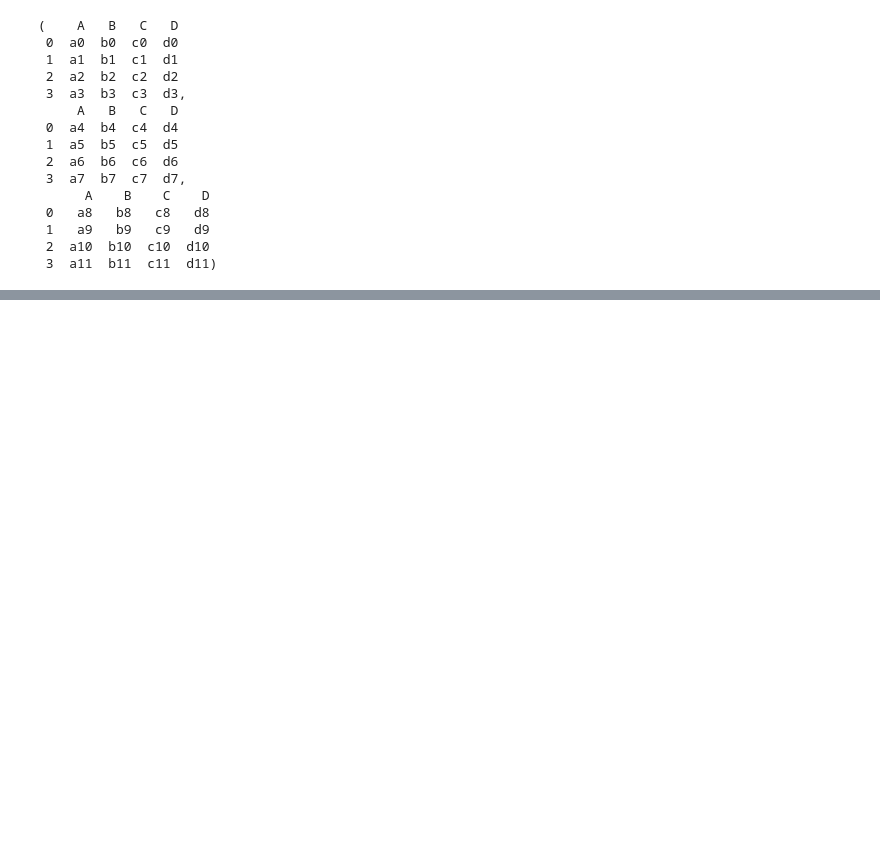
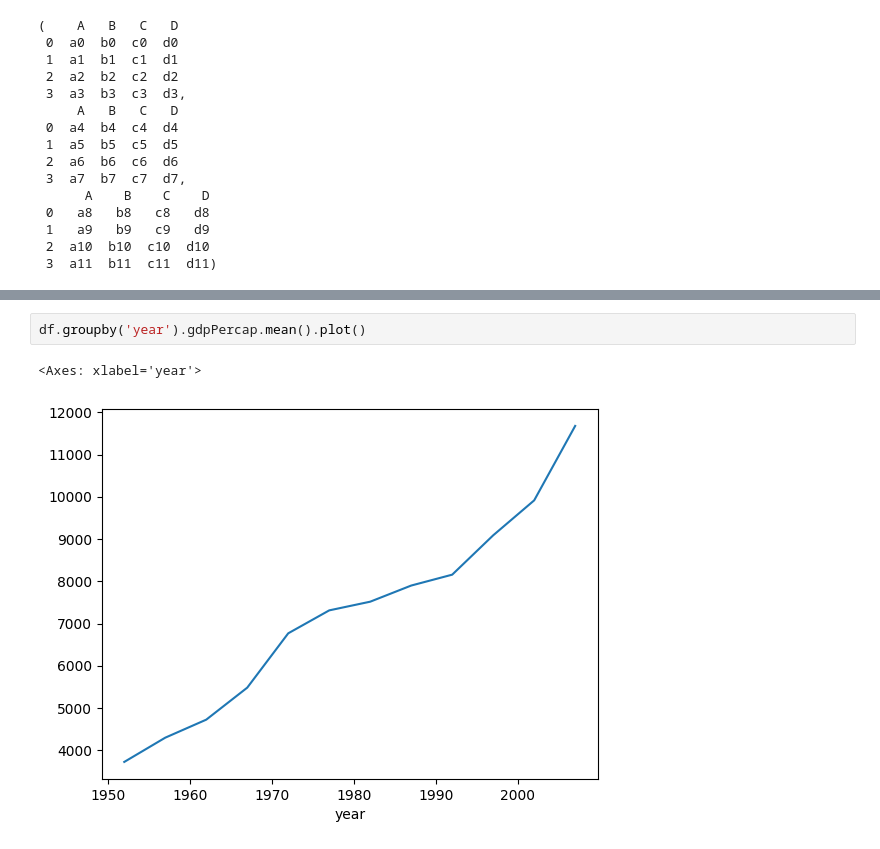
Before and after one commit to SoongMoo/soldesk20250823, a Jupyter notebook: pandas.ipynb, the cells around one changed output, grey strips where cells are left out. Drawn from its saved outputs; the diff is of its cells as text; blank space fills up the shorter version.

```diff
--- a/pandas.ipynb
+++ b/pandas.ipynb
@@ -1643,0 +1869,5 @@ df11, df12, df13
+# %%
+df.groupby('year').gdpPercap.mean().plot()
+# %% [output]
+<Axes: xlabel='year'>
+[figure, added]
```
Also changed, not shown: parts of 18 cells of this notebook.
